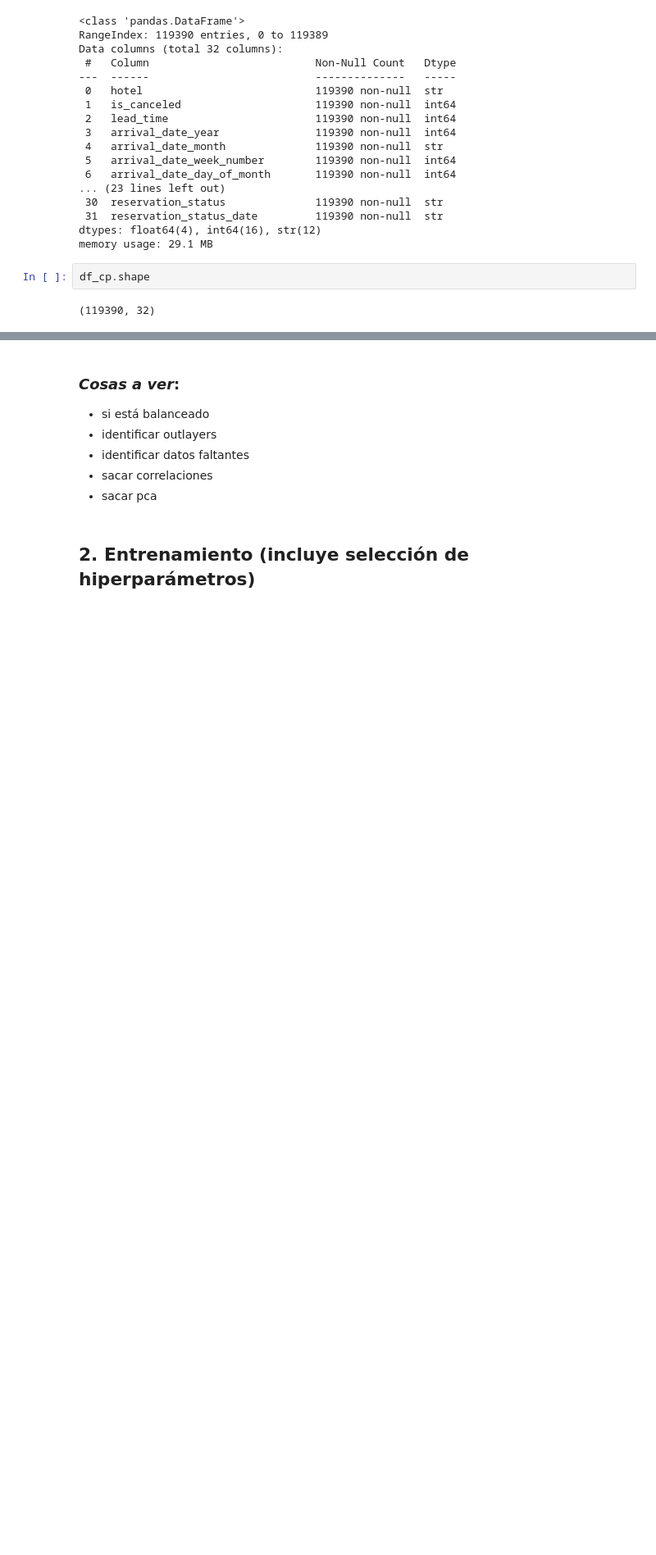
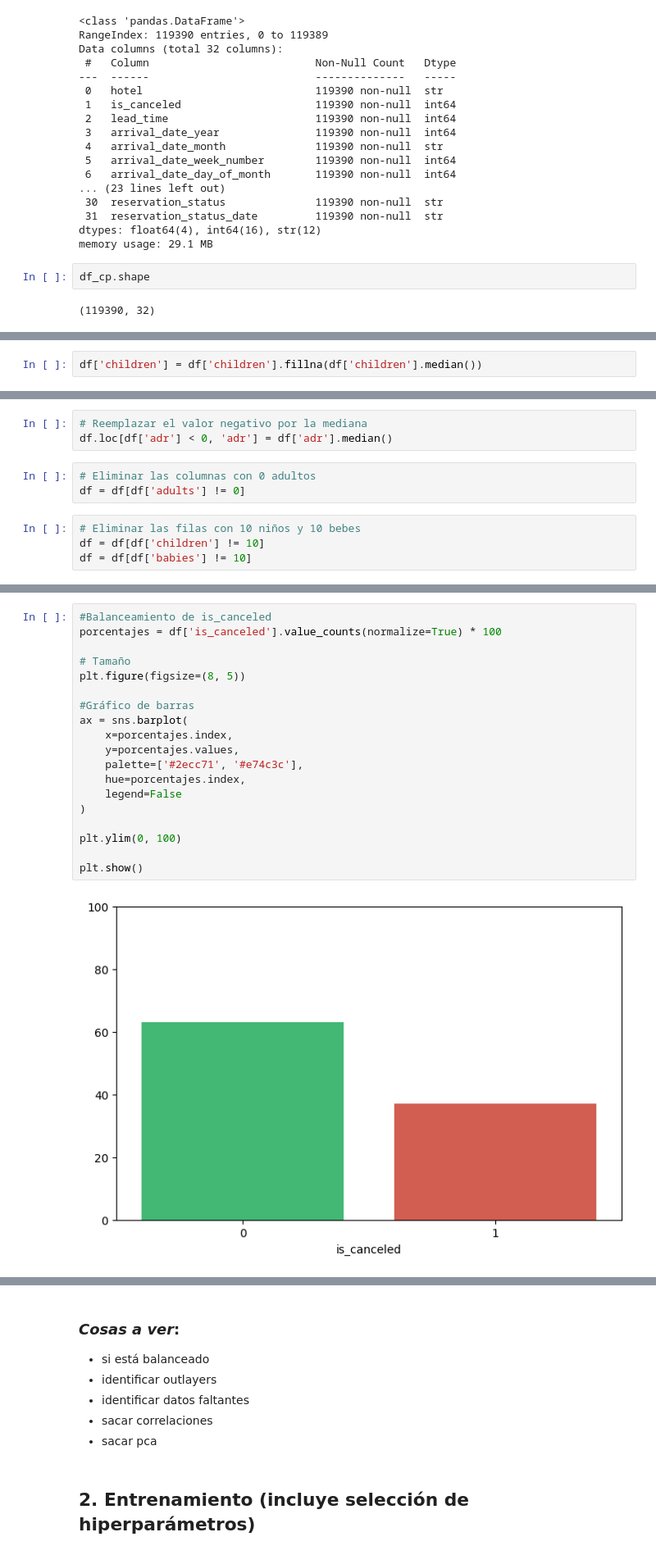
Before and after one commit to claudiberenguer/modulo5eval_ii, a Jupyter notebook: notebooks/exploracion/evaluacion_manuel.ipynb, the cells around one changed output, grey strips where cells are left out. Shown at 82% size. Drawn from its saved outputs; the diff is of its cells as text; blank space fills up the shorter version.

```diff
--- a/notebooks/exploracion/evaluacion_manuel.ipynb
+++ b/notebooks/exploracion/evaluacion_manuel.ipynb
@@ -143,0 +266,2 @@ dtype: int64
+# %%
+df['children'] = df['children'].fillna(df['children'].median())
@@ -143,0 +295,10 @@ dtype: int64
+# %%
+# Reemplazar el valor negativo por la mediana
+df.loc[df['adr'] < 0, 'adr'] = df['adr'].median()
+# %%
+# Eliminar las columnas con 0 adultos
+df = df[df['adults'] != 0]
+# %%
+# Eliminar las filas con 10 niños y 10 bebes
+df = df[df['children'] != 10]
+df = df[df['babies'] != 10]
@@ -143,0 +345,21 @@ dtype: int64
+# %%
+#Balanceamiento de is_canceled
+porcentajes = df['is_canceled'].value_counts(normalize=True) * 100
+
+# Tamaño
+plt.figure(figsize=(8, 5))
+
+#Gráfico de barras
+ax = sns.barplot(
+    x=porcentajes.index,
+    y=porcentajes.values,
+    palette=['#2ecc71', '#e74c3c'],
+    hue=porcentajes.index,
+    legend=False
+)
+
+plt.ylim(0, 100)
+
+plt.show()
+# %% [output]
+[figure, added]
```
Also changed, not shown: parts of 33 cells of this notebook, 1 other file.
